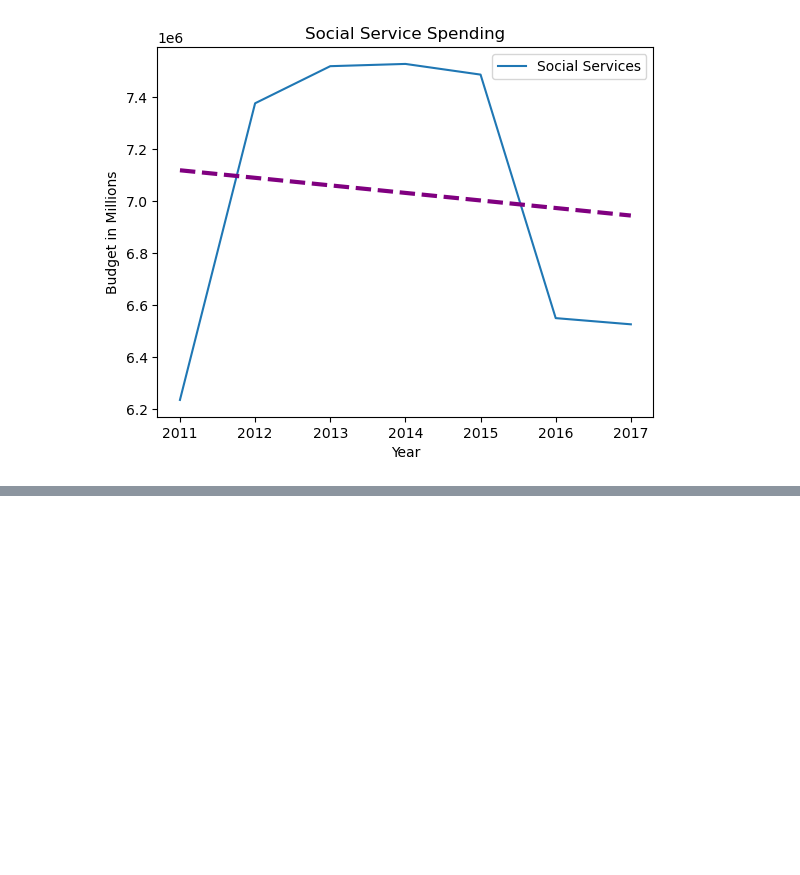
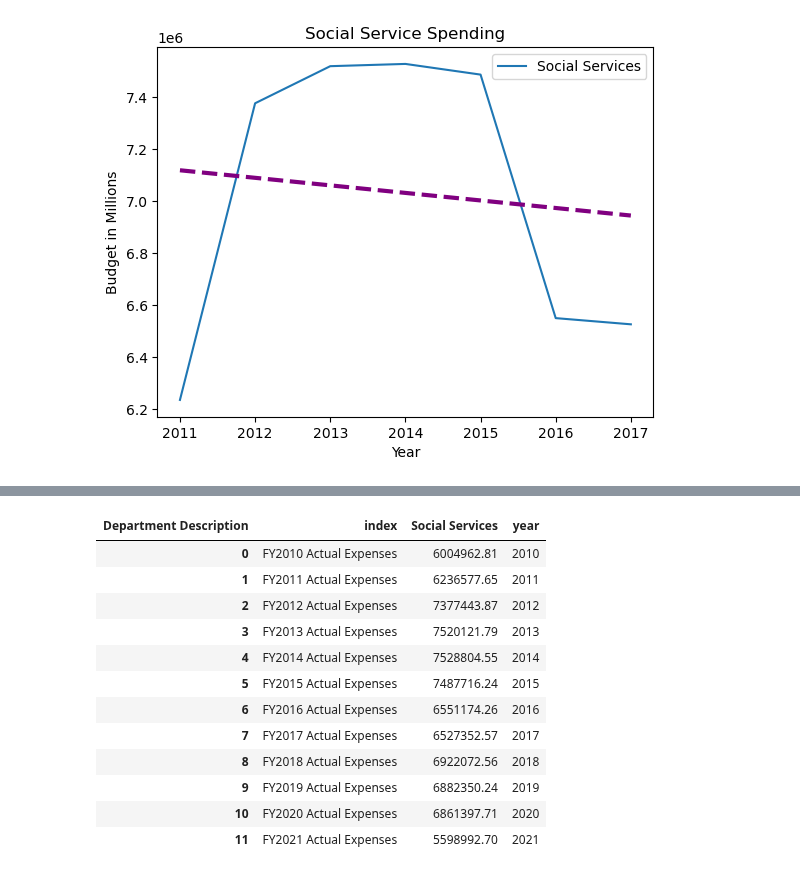
Before and after one commit to jwhankins177/capstone-budget-impact-jupyternb-python, a Jupyter notebook: notebooks/socialservices.ipynb, the cells around one changed output, grey strips where cells are left out. Cells and saved outputs as stored; diff of their text form; code cells hidden in the pictures; blank space fills up the shorter version.

```diff
--- a/notebooks/socialservices.ipynb
+++ b/notebooks/socialservices.ipynb
@@ -217,0 +212,22 @@ dd
+# %%
+dd2 = dd.T
+# %%
+dd2['year'] = [2010,2011,2012,2013,2014,2015,2016,2017,2018,2019,2020,2021]
+# %%
+dd2 = dd2.reset_index()
+# %%
+dd2
+# %% [output]
+| Department Description | index | Social Services | year |
+| 0 | FY2010 Actual Expenses | 6004962.81 | 2010 |
+| 1 | FY2011 Actual Expenses | 6236577.65 | 2011 |
+| 2 | FY2012 Actual Expenses | 7377443.87 | 2012 |
+| 3 | FY2013 Actual Expenses | 7520121.79 | 2013 |
+| 4 | FY2014 Actual Expenses | 7528804.55 | 2014 |
+| 5 | FY2015 Actual Expenses | 7487716.24 | 2015 |
+| 6 | FY2016 Actual Expenses | 6551174.26 | 2016 |
+| 7 | FY2017 Actual Expenses | 6527352.57 | 2017 |
+| 8 | FY2018 Actual Expenses | 6922072.56 | 2018 |
+| 9 | FY2019 Actual Expenses | 6882350.24 | 2019 |
+| 10 | FY2020 Actual Expenses | 6861397.71 | 2020 |
+| 11 | FY2021 Actual Expenses | 5598992.70 | 2021 |
```
Also changed, not shown: parts of 3 cells of this notebook, 9 other files.
